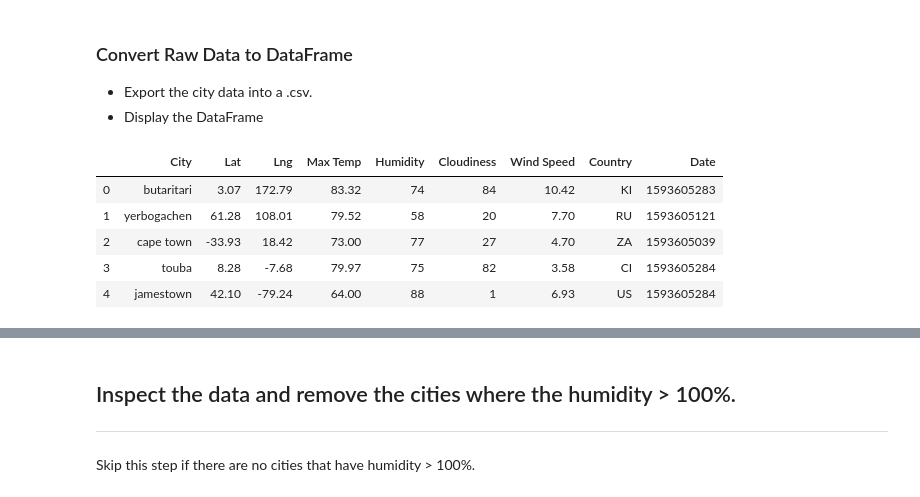
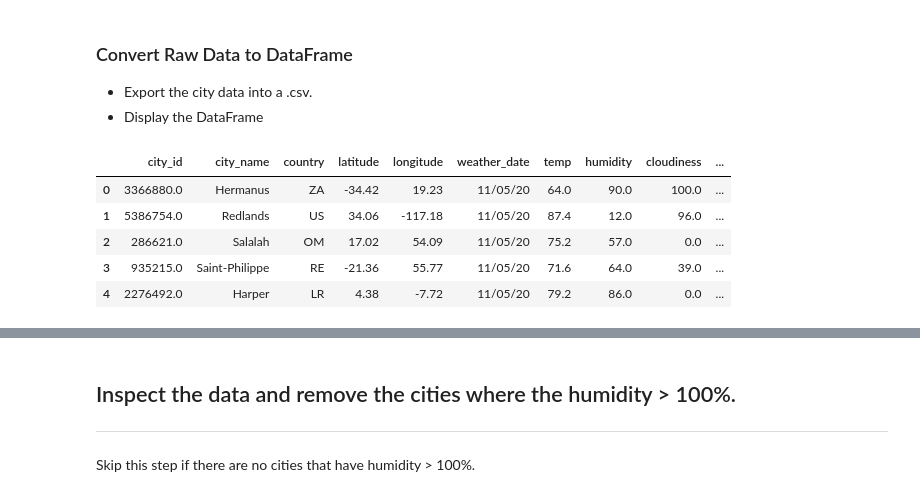
Before and after one commit to cfulgency/python_api_challenge, a Jupyter notebook: WeatherPy/WeatherPy.ipynb, the cells around one changed output, grey strips where cells are left out. Saved outputs shown, nothing was run; the diff lists cells and outputs as text; code cells hidden in the pictures.

```diff
--- a/WeatherPy/WeatherPy.ipynb
+++ b/WeatherPy/WeatherPy.ipynb
@@ -93,13 +85,13 @@ myAPIdata.write("city_id,city_name,country,latitude,longitude,weather_date,temp,
 
 # Loop through the list of tuples of cities,country codes and perform a request for data on each
 for city,country_code in city_country:
-    query_url = f"{url}appid={api_key}&q={city},{country_code}&units={units}"
+    query_url = f"{url}appid={weather_api_key}&q={city},{country_code}&units={units}"
     response = requests.get(query_url).json()
 
     # Try to grab the temp,humidity,cloudiness and wind speed if they are available in the Weather API
     # if the city is not found on the WeatherAPI site then the "except" will catch the error and the loop will
     # continue to go through the rest of the city,country_codes in the city_country list
-     try:
+    try:
         # Create variables for each response item and format to desired datatype
         cityID = int(response['id'])
         cityName = response['name']
@@ -180,25 +171,25 @@ Data Retrieval Complete
 # %%
 # create a dictionary from the lists that we created above
 weather_dict = {
     "city_id": city_id,
     "city_name": city_name,
     "country": country,
     "latitude": latitude,
     "longitude": longitude,
     "weather_date": weather_date,
     "temp": temp,
     "humidity": humidity,
     "cloudiness": cloudiness,
     "wind_speed": wind_speed
 }
 
 # Use the dictionary to create a dataframe named weather_data
-weather_data = pd.DataFrame(weather_dict)
-weather_data.head()
+cities_temps_df = pd.DataFrame(weather_dict)
+cities_temps_df.head()
 # %% [output]
-|  | City | Lat | Lng | Max Temp | Humidity | Cloudiness | Wind Speed | Country | Date |
-| 0 | butaritari | 3.07 | 172.79 | 83.32 | 74 | 84 | 10.42 | KI | 1593605283 |
-| 1 | yerbogachen | 61.28 | 108.01 | 79.52 | 58 | 20 | 7.70 | RU | 1593605121 |
-| 2 | cape town | -33.93 | 18.42 | 73.00 | 77 | 27 | 4.70 | ZA | 1593605039 |
-| 3 | touba | 8.28 | -7.68 | 79.97 | 75 | 82 | 3.58 | CI | 1593605284 |
-| 4 | jamestown | 42.10 | -79.24 | 64.00 | 88 | 1 | 6.93 | US | 1593605284 |
+|  | city_id | city_name | country | latitude | longitude | weather_date | temp | humidity | cloudiness | ... |
+| 0 | 3366880.0 | Hermanus | ZA | -34.42 | 19.23 | 11/05/20 | 64.0 | 90.0 | 100.0 | ... |
+| 1 | 5386754.0 | Redlands | US | 34.06 | -117.18 | 11/05/20 | 87.4 | 12.0 | 96.0 | ... |
+| 2 | 286621.0 | Salalah | OM | 17.02 | 54.09 | 11/05/20 | 75.2 | 57.0 | 0.0 | ... |
+| 3 | 935215.0 | Saint-Philippe | RE | -21.36 | 55.77 | 11/05/20 | 71.6 | 64.0 | 39.0 | ... |
+| 4 | 2276492.0 | Harper | LR | 4.38 | -7.72 | 11/05/20 | 79.2 | 86.0 | 0.0 | ... |
```
Also changed, not shown: parts of 22 cells of this notebook, 2 other files.
